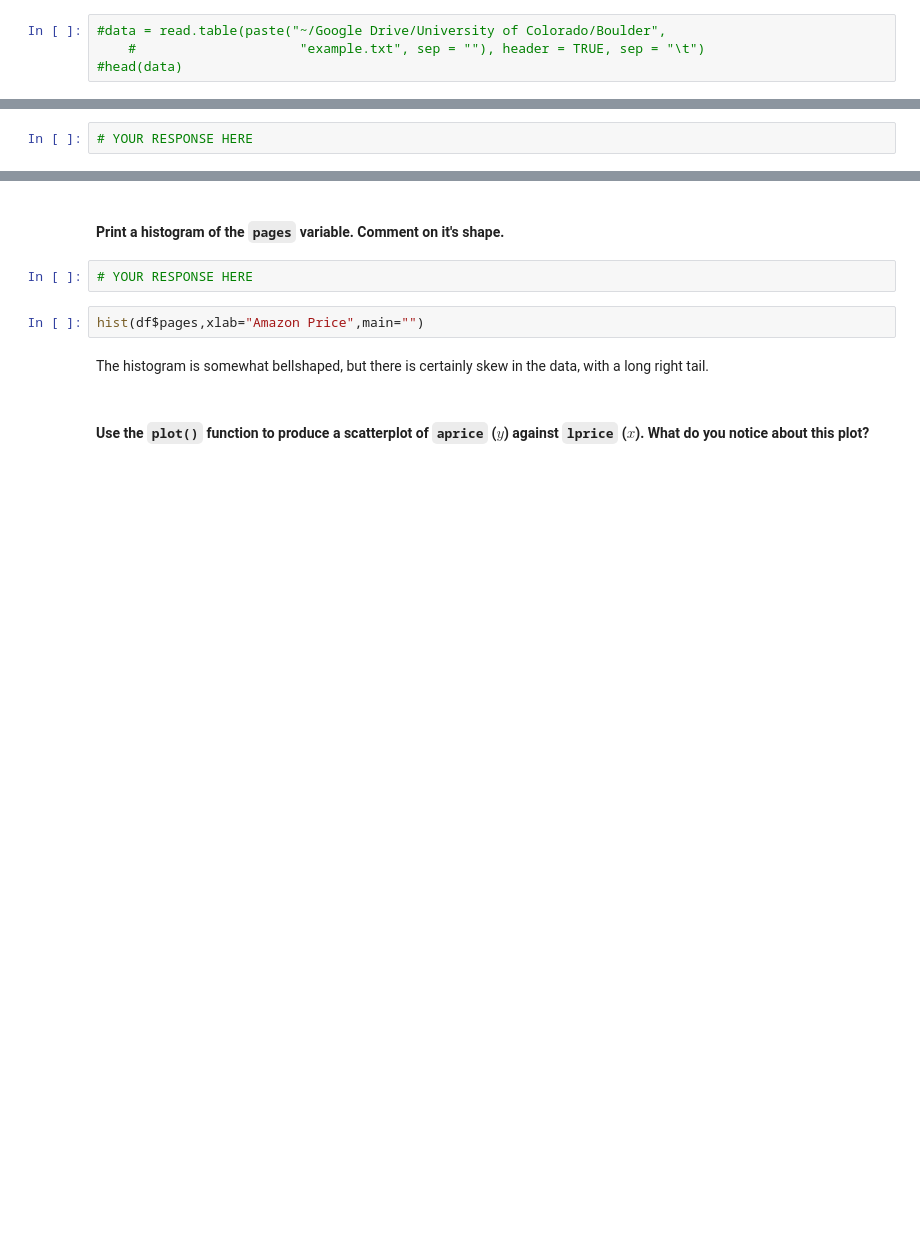
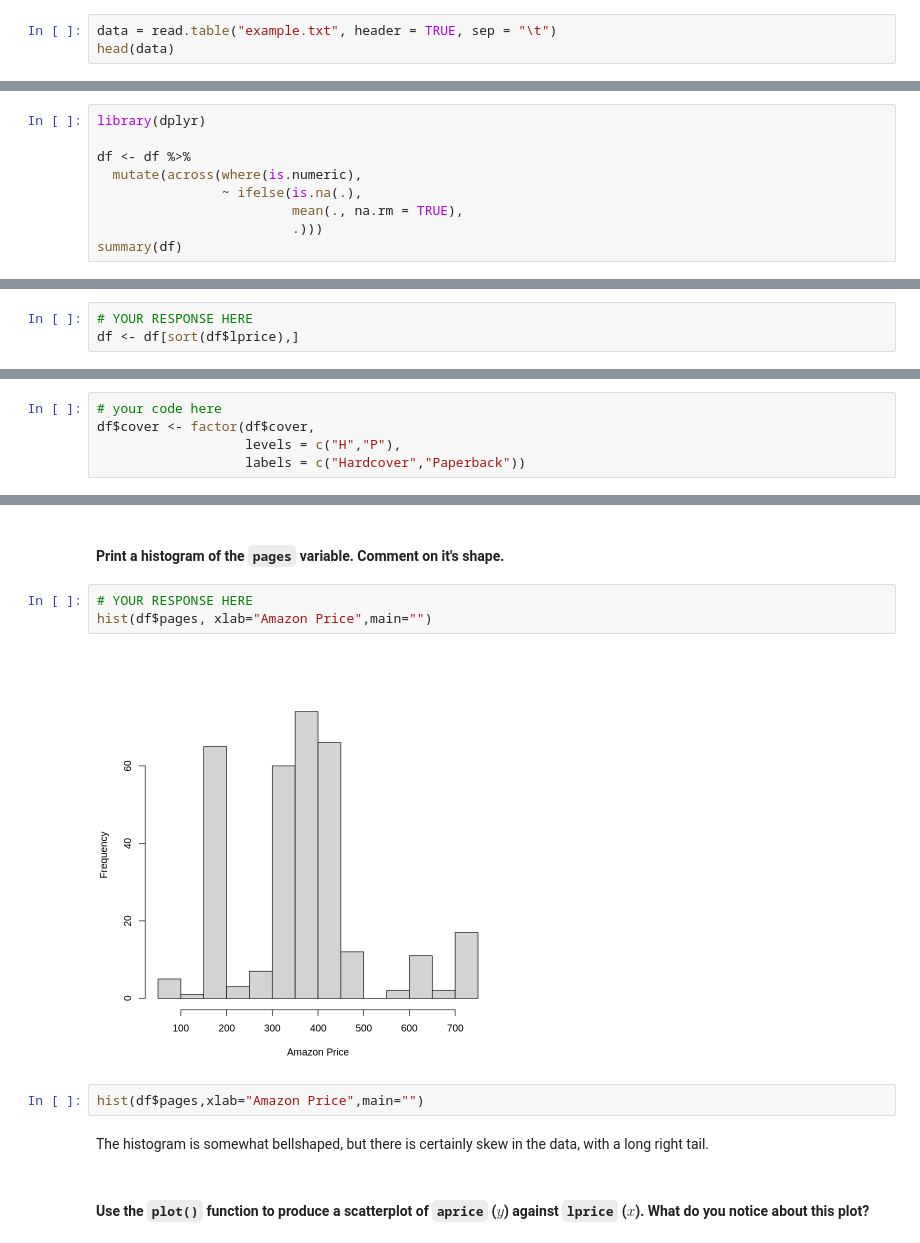
Before and after one commit to tblacerda/COURSERA_Introduction-to-Bayesian-Statistics-for-Data-Science, a Jupyter notebook: 1_MODULE/Introduction to Jupyter and R.ipynb, the cells around one changed output, grey strips where cells are left out. Drawn from its saved outputs; the diff is of its cells as text; blank space fills up the shorter version.

```diff
--- a/1_MODULE/Introduction to Jupyter and R.ipynb
+++ b/1_MODULE/Introduction to Jupyter and R.ipynb
@@ -517,6 +604,5 @@ Now, let's read the file you saved back into R (this is going to be important fo
 
 Note that the `head()` function prints the first few rows of your data frame. This can be helpful when you want to see how your data are organized, but don't want to print the whole thing.
 # %%
-#data = read.table(paste("~/Google Drive/University of Colorado/Boulder",
-    #                     "example.txt", sep = ""), header = TRUE, sep = "\t")
-#head(data)
+data = read.table("example.txt", header = TRUE, sep = "\t")
+head(data)
@@ -594,0 +708,9 @@ summary(df)
+# %%
+library(dplyr)
+
+df <- df %>%
+  mutate(across(where(is.numeric),
+                ~ ifelse(is.na(.),
+                         mean(., na.rm = TRUE),
+                         .)))
+summary(df)
@@ -602,5 +770,6 @@ summary(df) #numerical summaries of each variable
 #### Use the `sort()` function to order the`lprice` variable from lowest to highest. Remember to use the `df` data frame!
 # %%
 # YOUR RESPONSE HERE
+df <- df[sort(df$lprice),]
 # %%
 sort(df$lprice)
@@ -611,0 +796,5 @@ sort(df$lprice)
+# %%
+# your code here
+df$cover <- factor(df$cover,
+                   levels = c("H","P"),
+                   labels = c("Hardcover","Paperback"))
@@ -618,6 +826,9 @@ summary(df)
 #### Print a histogram of the `pages` variable. Comment on it's shape.
 # %%
 # YOUR RESPONSE HERE
+hist(df$pages, xlab="Amazon Price",main="")
+# %% [output]
+[figure, added]
 # %%
 hist(df$pages,xlab="Amazon Price",main="")
 # %% [markdown]
```
Also changed, not shown: parts of 38 cells of this notebook, 1 other file.
